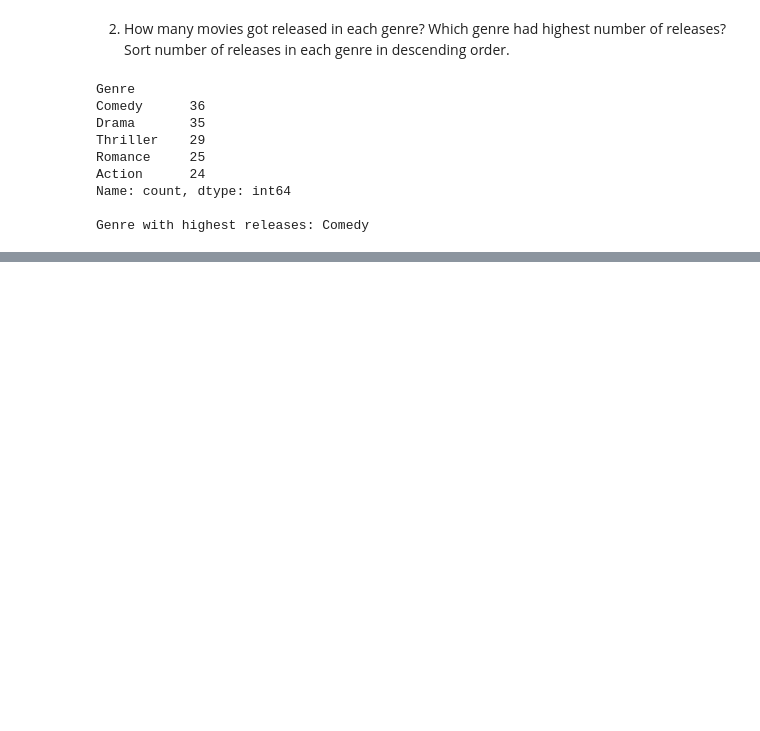
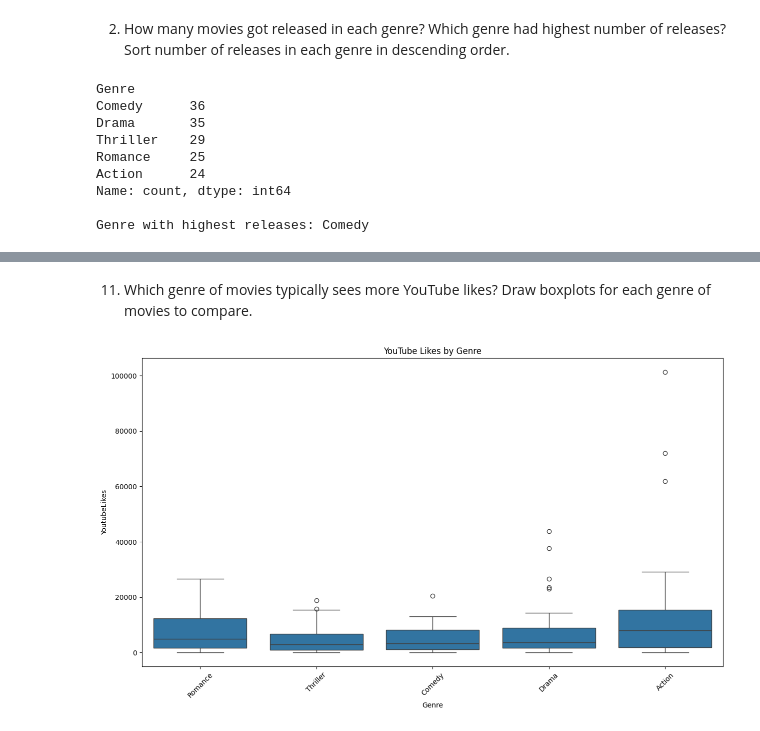
Before and after one commit to MehrabHussain47/Problem-Solving, a Jupyter notebook: _16.ipynb, the cells around one changed output, grey strips where cells are left out. Cells and saved outputs as stored; diff of their text form; code cells hidden in the pictures; blank space fills up the shorter version.

```diff
--- a/_16.ipynb
+++ b/_16.ipynb
@@ -98,0 +241,10 @@ Genre with highest releases: Comedy
+# %% [markdown]
+11. Which genre of movies typically sees more YouTube likes? Draw boxplots for each genre of movies to compare.
+# %%
+plt.figure(figsize=(15, 8))
+sns.boxplot(data=df, x='Genre', y='YoutubeLikes')
+plt.title("YouTube Likes by Genre")
+plt.xticks(rotation=45)
+plt.show()  # round shapes are outliers
+# %% [output]
+[figure, added]
```
Also changed, not shown: parts of 16 cells of this notebook.
